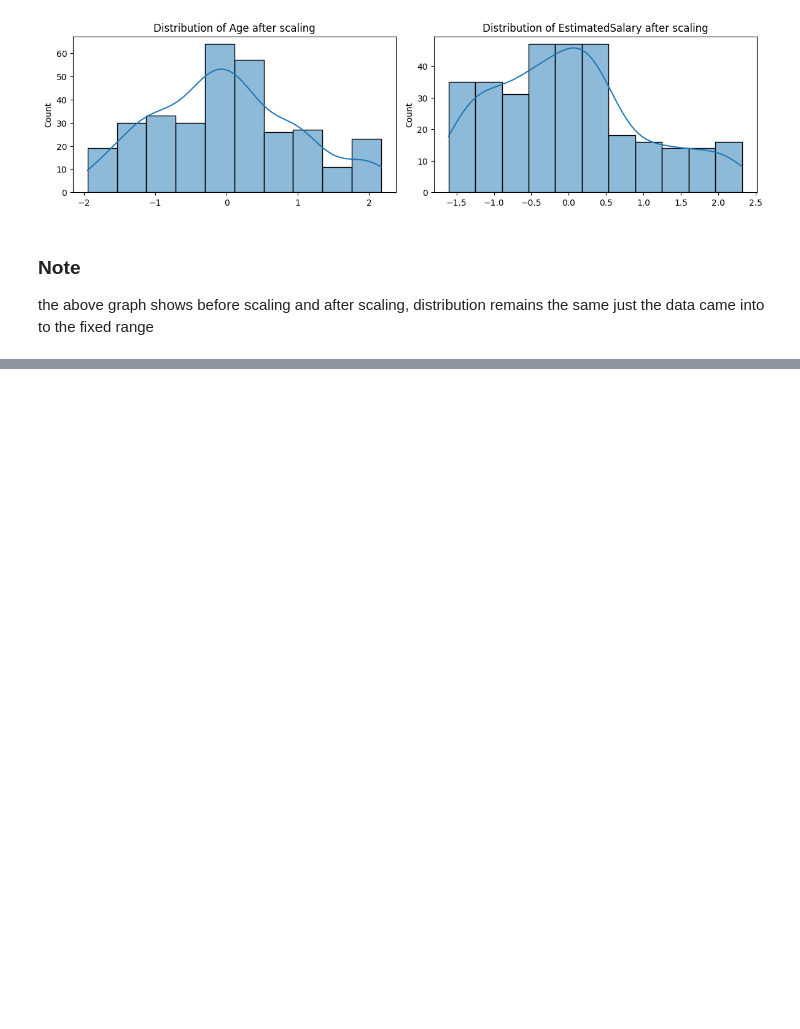
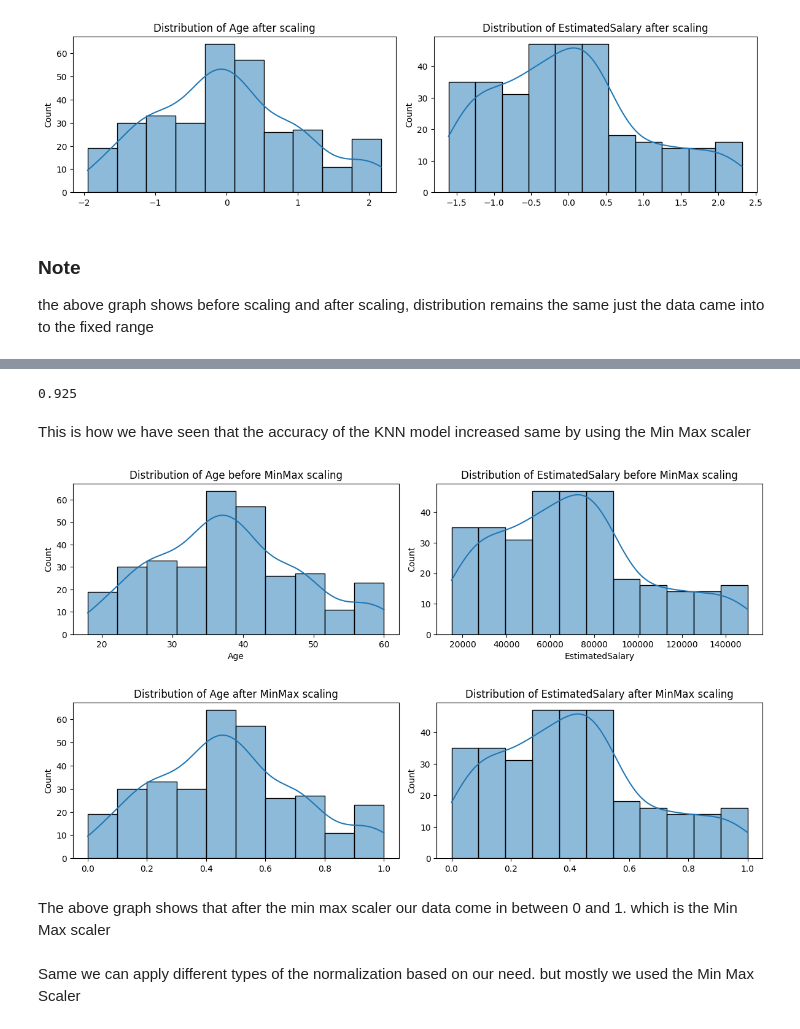
Before and after one commit to Ehtisham1053/Data-Pre-Processing, a Jupyter notebook: Feature Scaling/Feature_scaling.ipynb, the cells around one changed output, grey strips where cells are left out. Drawn from its saved outputs; the diff is of its cells as text; code cells hidden in the pictures; blank space fills up the shorter version.

```diff
--- a/Feature Scaling/Feature_scaling.ipynb
+++ b/Feature Scaling/Feature_scaling.ipynb
@@ -93,0 +100,41 @@ the above graph shows before scaling and after scaling, distribution remains the
+# %%
+x_train_1,x_test_1,y_train_1,y_test_1 = train_test_split(x,y,test_size=0.2,random_state=42)
+# %%
+from sklearn.preprocessing import MinMaxScaler
+scaler = MinMaxScaler()
+x_train_scaled = scaler.fit_transform(x_train_1)
+x_test_scaled = scaler.transform(x_test_1)
+# %%
+knn1 = KNeighborsClassifier()
+knn1.fit(x_train_scaled,y_train_1)
+y_pred = knn1.predict(x_test_scaled)
+from sklearn.metrics import accuracy_score
+accuracy_score(y_test_1,y_pred)
+# %% [output]
+0.925
+# %% [markdown]
+This is how we have seen that the accuracy of the KNN model increased same by using the Min Max scaler
+# %%
+
+plt.figure(figsize=(12, 6))
+for i, col in enumerate(x_train_1.columns):
+    plt.subplot(2, 2, i + 1)
+    sns.histplot(x_train_1[col], kde=True)
+    plt.title(f'Distribution of {col} before MinMax scaling')
+plt.tight_layout()
+plt.show()
+
+plt.figure(figsize=(12, 6))
+for i, col in enumerate(x_train_1.columns):
+    plt.subplot(2, 2, i + 1)
+    sns.histplot(x_train_scaled[:, i], kde=True)
+    plt.title(f'Distribution of {col} after MinMax scaling')
+plt.tight_layout()
+plt.show()
+# %% [output]
+[figure, added]
+[figure, added]
+# %% [markdown]
+The above graph shows that after the min max scaler our data come in between 0 and 1. which is the Min Max scaler
+# %% [markdown]
+Same we can apply different types of the normalization based on our need. but mostly we used the Min Max Scaler
```
Also changed, not shown: parts of 1 cell of this notebook.
